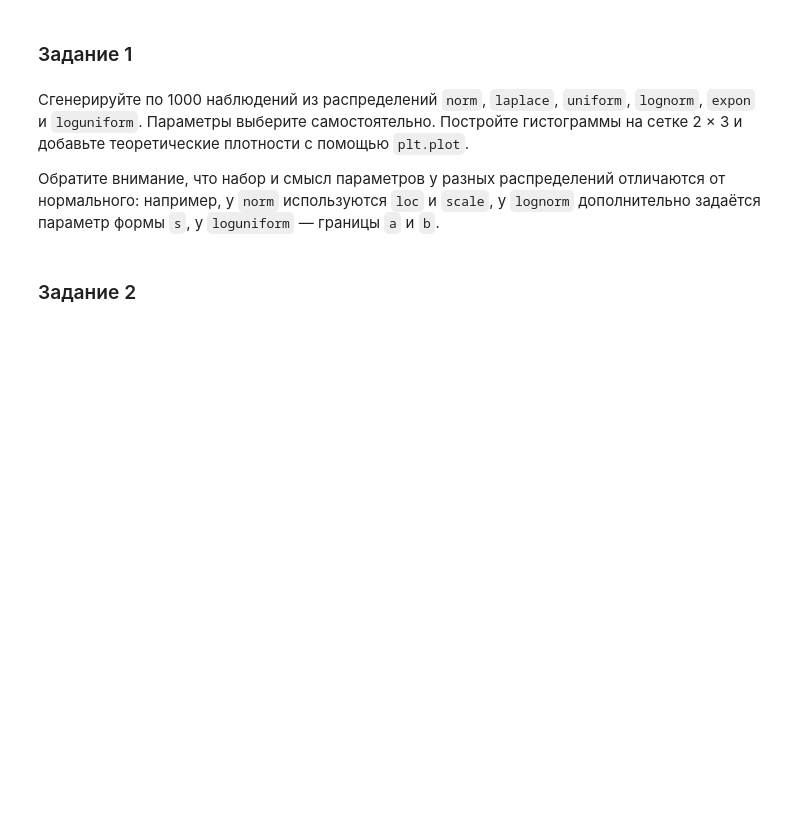
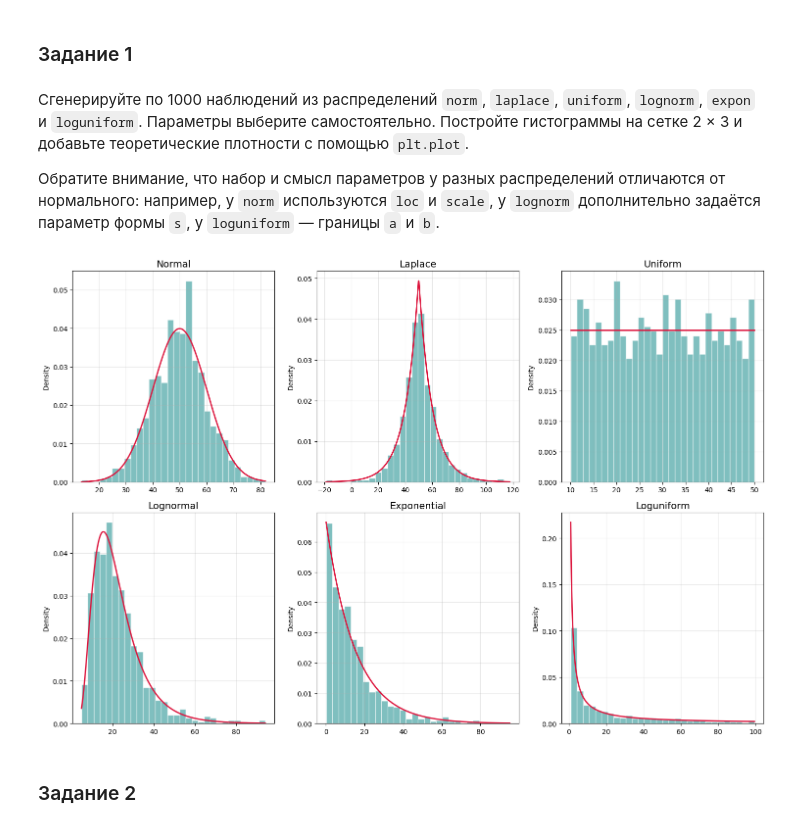
Before and after one commit to Anastetikc/Math_Stat, a Jupyter notebook: notebooks/1_distributions.ipynb, the cells around one changed output. Cells and saved outputs as stored; diff of their text form; code cells hidden in the pictures; blank space fills up the shorter version.

```diff
--- a/notebooks/1_distributions.ipynb
+++ b/notebooks/1_distributions.ipynb
@@ -77,7 +91,37 @@ normal.rvs(size=10)
 
 Обратите внимание, что набор и смысл параметров у разных распределений отличаются от нормального: например, у `norm` используются `loc` и `scale`, у `lognorm` дополнительно задаётся параметр формы `s`, у `loguniform` — границы `a` и `b`.
 # %%
-# Your code here
+import numpy as np
+import matplotlib.pyplot as plt
+from scipy import stats
+
+rng = np.random.default_rng(42)
+size = 1000
+
+models = {
+    "Normal": stats.norm(loc=50, scale=10),
+    "Laplace": stats.laplace(loc=50, scale=10),
+    "Uniform": stats.uniform(loc=10, scale=40),
+    "Lognormal": stats.lognorm(s=0.5, loc=0, scale=np.exp(3)),
+    "Exponential": stats.expon(loc=0, scale=15),
+    "Loguniform": stats.loguniform(a=1, b=100)
+}
+
+fig, axes = plt.subplots(2, 3, figsize=(15, 10))
+axes = axes.flatten()
+
+for ax, (name, dist) in zip(axes, models.items()):
+  data = dist.rvs(size=size, random_state=rng)
+  ax.hist(data, bins=30, density=True, alpha=0.5, color="teal", edgecolor="white")
+  x_axis = np.linspace(data.min(), data.max(), 500)
+  ax.plot(x_axis, dist.pdf(x_axis), color="crimson", linewidth=2)
+  ax.set_title(name, fontsize=14)
+  ax.set_ylabel("Density")
+  ax.grid(alpha=0.3)
+plt.tight_layout()
+plt.show()
+# %% [output]
+[figure, added]
 # %% [markdown]
 ### Задание 2
 # %% [markdown]
```
Also changed, not shown: parts of 4 cells of this notebook.
